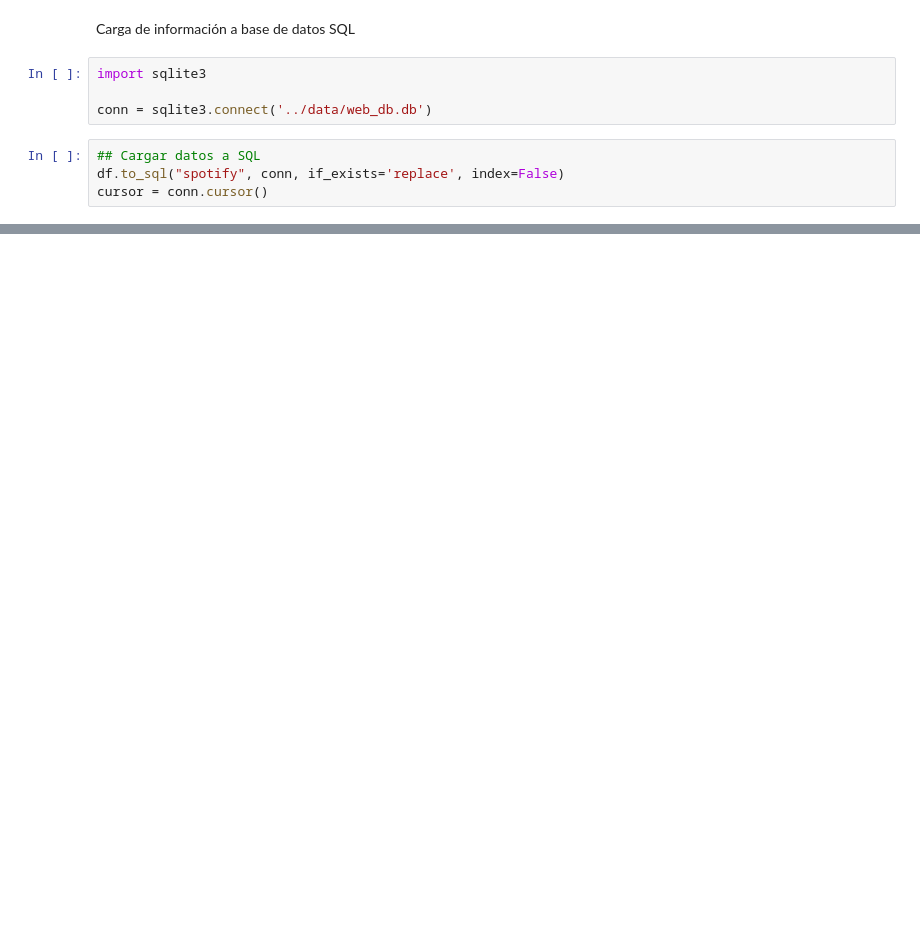
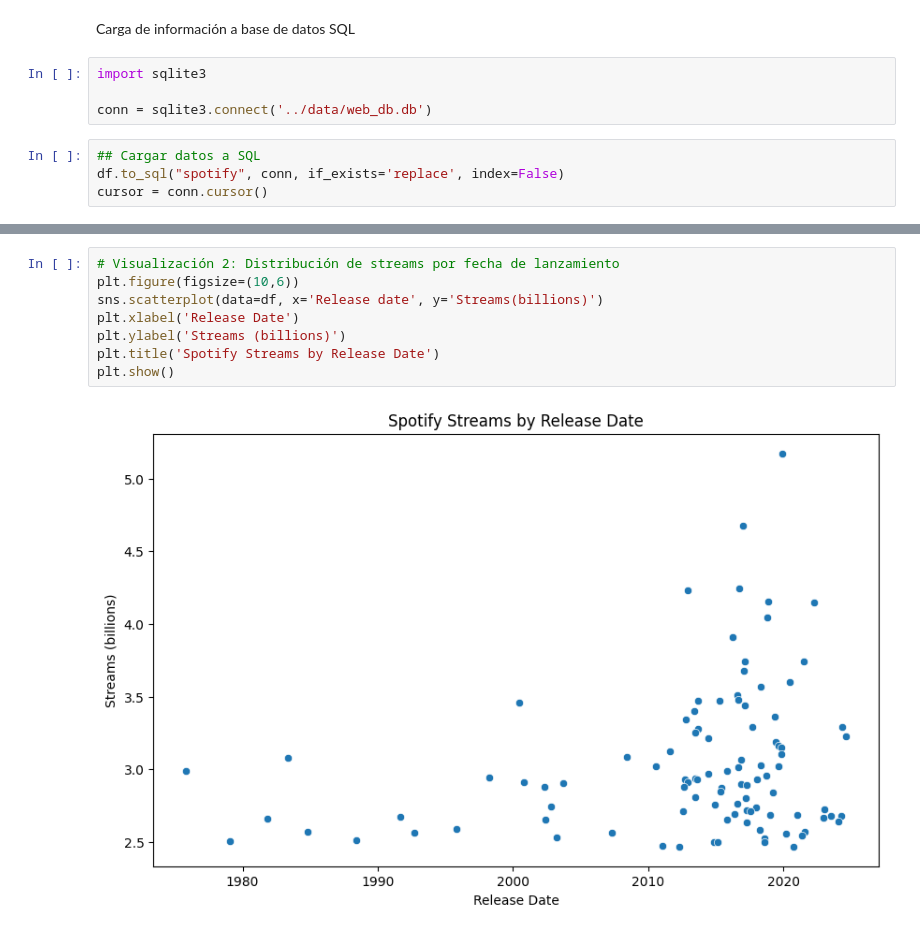
Before and after one commit to WistonTravieso/Wiston_Traviesoweb-scraping-project-tutorial, a Jupyter notebook: src/spotify_sraping.ipynb, the cells around one changed output, grey strips where cells are left out. Cells and saved outputs as stored; diff of their text form; blank space fills up the shorter version.

```diff
--- a/src/spotify_sraping.ipynb
+++ b/src/spotify_sraping.ipynb
@@ -105,0 +128,10 @@ pd.read_sql_query("SELECT * FROM spotify LIMIT 5;", conn)
+# %%
+# Visualización 2: Distribución de streams por fecha de lanzamiento
+plt.figure(figsize=(10,6))
+sns.scatterplot(data=df, x='Release date', y='Streams(billions)')
+plt.xlabel('Release Date')
+plt.ylabel('Streams (billions)')
+plt.title('Spotify Streams by Release Date')
+plt.show()
+# %% [output]
+[figure, added]
```
Also changed, not shown: parts of 8 cells of this notebook, 1 other file.
